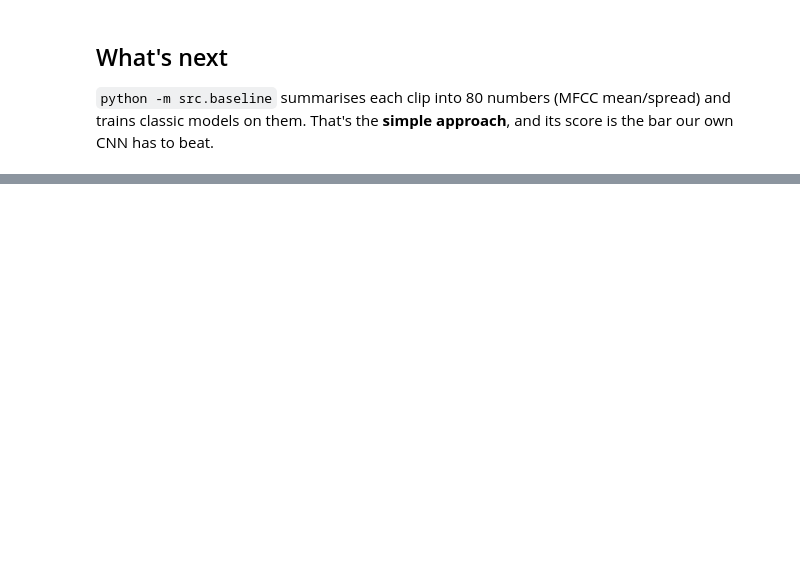
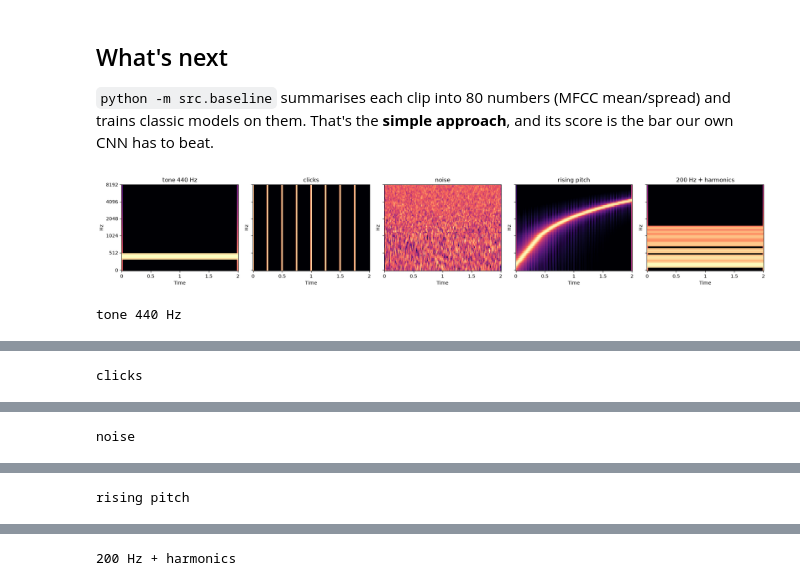
Before and after one commit to devvchavda/sound-classifier, a Jupyter notebook: notebooks/01_explore.ipynb, the cells around one changed output, grey strips where cells are left out. Cells and saved outputs as stored; diff of their text form; code cells hidden in the pictures; blank space fills up the shorter version.

```diff
--- a/notebooks/01_explore.ipynb
+++ b/notebooks/01_explore.ipynb
@@ -112,3 +142,32 @@ meta.groupby("fold").size()
 `python -m src.baseline` summarises each clip into 80 numbers (MFCC mean/spread) and trains
 classic models on them. That's the **simple approach**, and its score is the bar our own CNN has
 to beat.
+# %%
+  import numpy as np, matplotlib.pyplot as plt, librosa.display
+  from IPython.display import Audio, display
+  from src.audio import log_mel, SAMPLE_RATE, HOP_LENGTH
+
+  sr = SAMPLE_RATE
+  t = np.arange(2 * sr) / sr                     # 2 seconds of time stamps
+
+  clicks = np.zeros_like(t); clicks[:: sr // 4] = 1.0          # 4 clicks per second
+  sounds = {
+      "tone 440 Hz":        0.5 * np.sin(2 * np.pi * 440 * t),              # steady whistle
+      "clicks":             clicks,
+      "noise":              0.1 * np.random.randn(len(t)),                  # like rain / hiss
+      "rising pitch":       0.5 * np.sin(2 * np.pi * (200 * t + 1000 * t**2)),  # siren-ish
+      "200 Hz + harmonics": sum(0.3 / k * np.sin(2 * np.pi * 200 * k * t) for k in range(1, 8)),  # voice-ish
+  }
+
+  fig, axes = plt.subplots(1, 5, figsize=(20, 3.5), sharey=True)
+  for ax, (name, w) in zip(axes, sounds.items()):
+      librosa.display.specshow(log_mel(w.astype(np.float32)), sr=sr, hop_length=HOP_LENGTH,
+                               x_axis="time", y_axis="mel", ax=ax, cmap="magma")
+      ax.set_title(name)
+  plt.tight_layout(); plt.show()
+
+  for name, w in sounds.items():                 # listen while you look
+      print(name); display(Audio(w, rate=sr))
+# %% [output]
+[figure, added]
+tone 440 Hz
@@ -114,0 +175 @@ to beat.
+clicks
@@ -114,0 +177 @@ to beat.
+noise
@@ -114,0 +179 @@ to beat.
+rising pitch
@@ -114,0 +181 @@ to beat.
+200 Hz + harmonics
```
Also changed, not shown: parts of 9 cells of this notebook, 3 other files.
